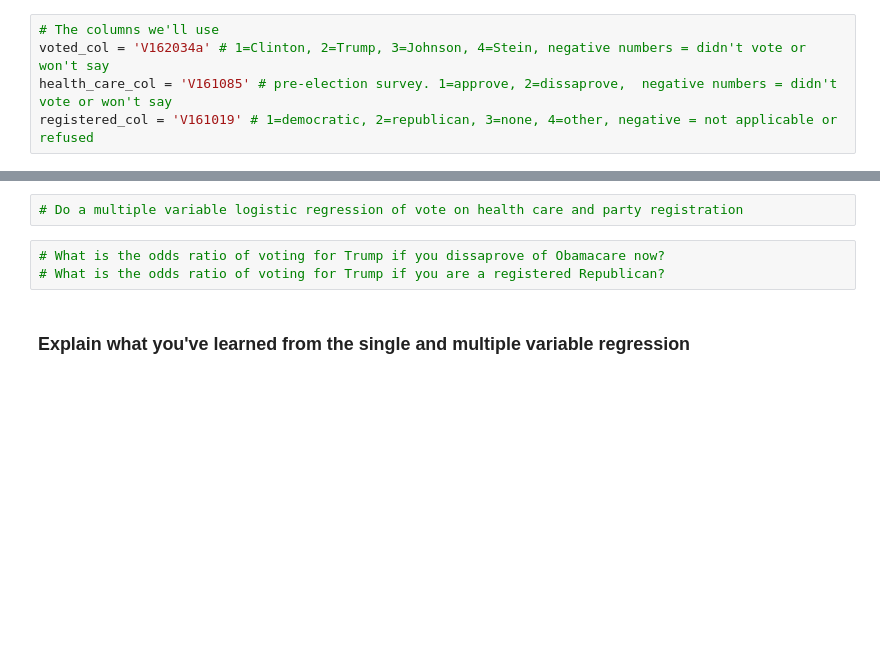
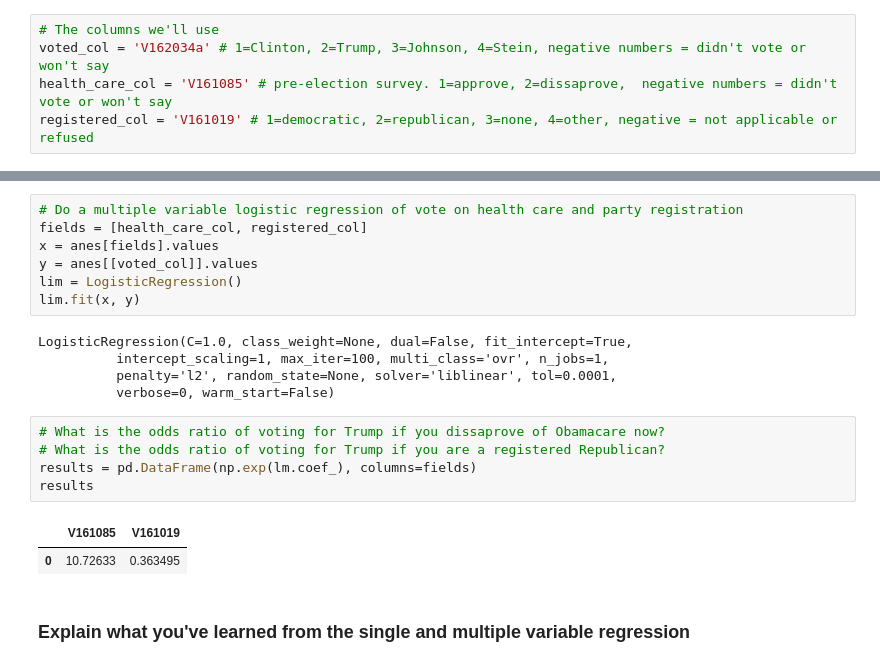
Before and after one commit to xeophin/lede-algorithms, a Jupyter notebook: week-3/week-3-2-homework.ipynb, the cells around one changed output, grey strips where cells are left out. Saved outputs shown, nothing was run; the diff lists cells and outputs as text; blank space fills up the shorter version.

```diff
--- a/week-3/week-3-2-homework.ipynb
+++ b/week-3/week-3-2-homework.ipynb
@@ -163,8 +197,23 @@ registered_col = 'V161019' # 1=democratic, 2=republican, 3=none, 4=other, negati
 # %%
 # Do a multiple variable logistic regression of vote on health care and party registration
+fields = [health_care_col, registered_col]
+x = anes[fields].values
+y = anes[[voted_col]].values
+lim = LogisticRegression()
+lim.fit(x, y)
+# %% [output]
+LogisticRegression(C=1.0, class_weight=None, dual=False, fit_intercept=True,
+          intercept_scaling=1, max_iter=100, multi_class='ovr', n_jobs=1,
+          penalty='l2', random_state=None, solver='liblinear', tol=0.0001,
+          verbose=0, warm_start=False)
 # %%
 # What is the odds ratio of voting for Trump if you dissaprove of Obamacare now?
 # What is the odds ratio of voting for Trump if you are a registered Republican?
+results = pd.DataFrame(np.exp(lm.coef_), columns=fields)
+results
+# %% [output]
+|  | V161085 | V161019 |
+| 0 | 10.72633 | 0.363495 |
 # %% [markdown]
 ### Explain what you've learned from the single and multiple variable regression
 # %% [markdown]
```
Also changed, not shown: parts of 6 cells of this notebook.
